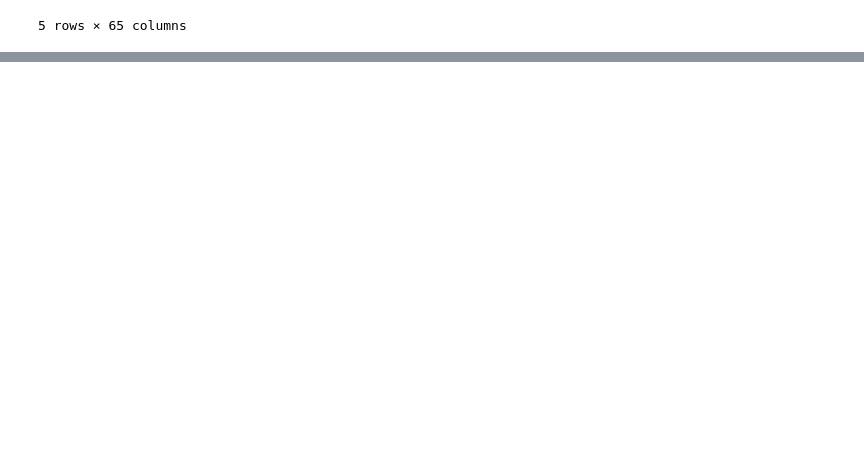
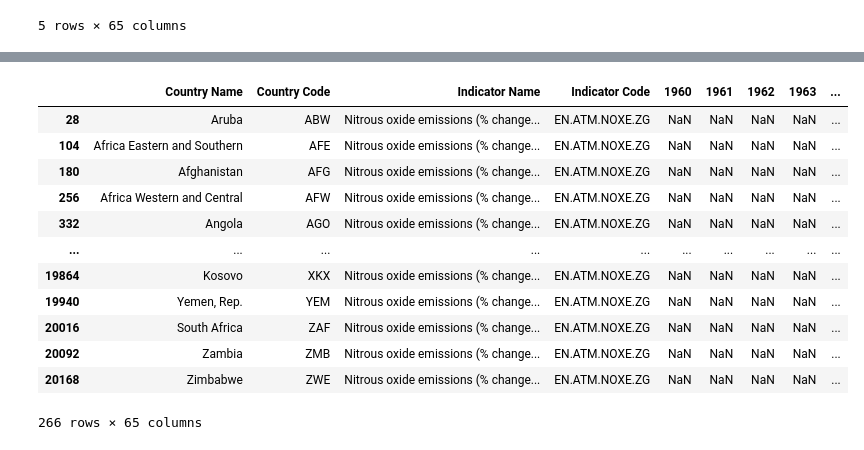
Before and after one commit to Jordanmyer92/Climate-Change, a Jupyter notebook: Climate Data.ipynb, the cells around one changed output, grey strips where cells are left out. Drawn from its saved outputs; the diff is of its cells as text; code cells hidden in the pictures; blank space fills up the shorter version.

```diff
--- a/Climate Data.ipynb
+++ b/Climate Data.ipynb
@@ -14,0 +51,18 @@ df.head()
+# %%
+nitrous = df.loc[df["Indicator Name"] == "Nitrous oxide emissions (% change from 1990)"]
+
+nitrous
+# %% [output]
+|  | Country Name | Country Code | Indicator Name | Indicator Code | 1960 | 1961 | 1962 | 1963 | ... |
+| 28 | Aruba | ABW | Nitrous oxide emissions (% change... | EN.ATM.NOXE.ZG | NaN | NaN | NaN | NaN | ... |
+| 104 | Africa Eastern and Southern | AFE | Nitrous oxide emissions (% change... | EN.ATM.NOXE.ZG | NaN | NaN | NaN | NaN | ... |
+| 180 | Afghanistan | AFG | Nitrous oxide emissions (% change... | EN.ATM.NOXE.ZG | NaN | NaN | NaN | NaN | ... |
+| 256 | Africa Western and Central | AFW | Nitrous oxide emissions (% change... | EN.ATM.NOXE.ZG | NaN | NaN | NaN | NaN | ... |
+| 332 | Angola | AGO | Nitrous oxide emissions (% change... | EN.ATM.NOXE.ZG | NaN | NaN | NaN | NaN | ... |
+| ... | ... | ... | ... | ... | ... | ... | ... | ... | ... |
+| 19864 | Kosovo | XKX | Nitrous oxide emissions (% change... | EN.ATM.NOXE.ZG | NaN | NaN | NaN | NaN | ... |
+| 19940 | Yemen, Rep. | YEM | Nitrous oxide emissions (% change... | EN.ATM.NOXE.ZG | NaN | NaN | NaN | NaN | ... |
+| 20016 | South Africa | ZAF | Nitrous oxide emissions (% change... | EN.ATM.NOXE.ZG | NaN | NaN | NaN | NaN | ... |
+| 20092 | Zambia | ZMB | Nitrous oxide emissions (% change... | EN.ATM.NOXE.ZG | NaN | NaN | NaN | NaN | ... |
+| 20168 | Zimbabwe | ZWE | Nitrous oxide emissions (% change... | EN.ATM.NOXE.ZG | NaN | NaN | NaN | NaN | ... |
+266 rows × 65 columns
```
Also changed, not shown: parts of 4 cells of this notebook.
